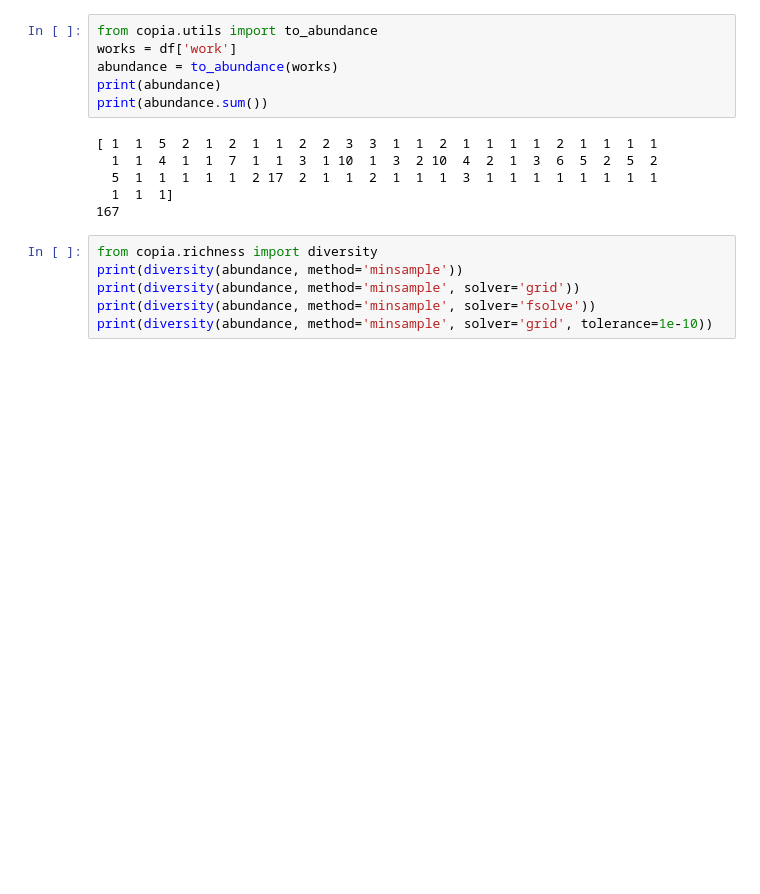
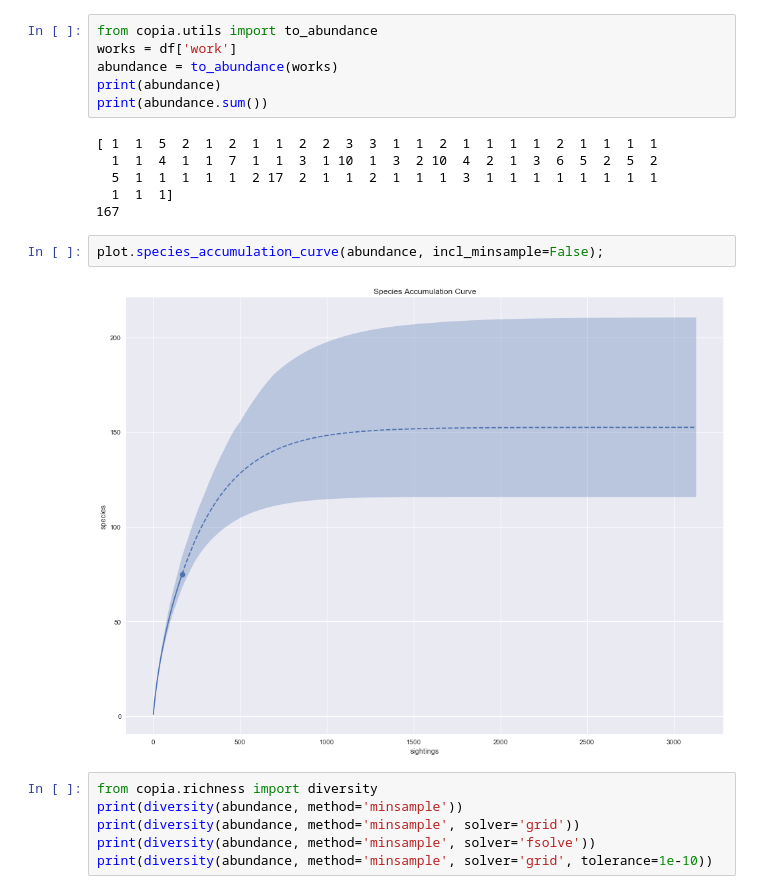
Before and after one commit to mikekestemont/copia, a Jupyter notebook: quickstart.ipynb, the cells around one changed output. Drawn from its saved outputs; the diff is of its cells as text; blank space fills up the shorter version.

```diff
--- a/quickstart.ipynb
+++ b/quickstart.ipynb
@@ -30,6 +30,10 @@ print(abundance.sum())
   5  1  1  1  1  1  2 17  2  1  1  2  1  1  1  3  1  1  1  1  1  1  1  1
   1  1  1]
 167
+# %%
+plot.species_accumulation_curve(abundance, incl_minsample=False);
+# %% [output]
+[figure, added]
 # %%
 from copia.richness import diversity
 print(diversity(abundance, method='minsample'))
```
Also changed, not shown: parts of 10 cells of this notebook, 2 other files.
